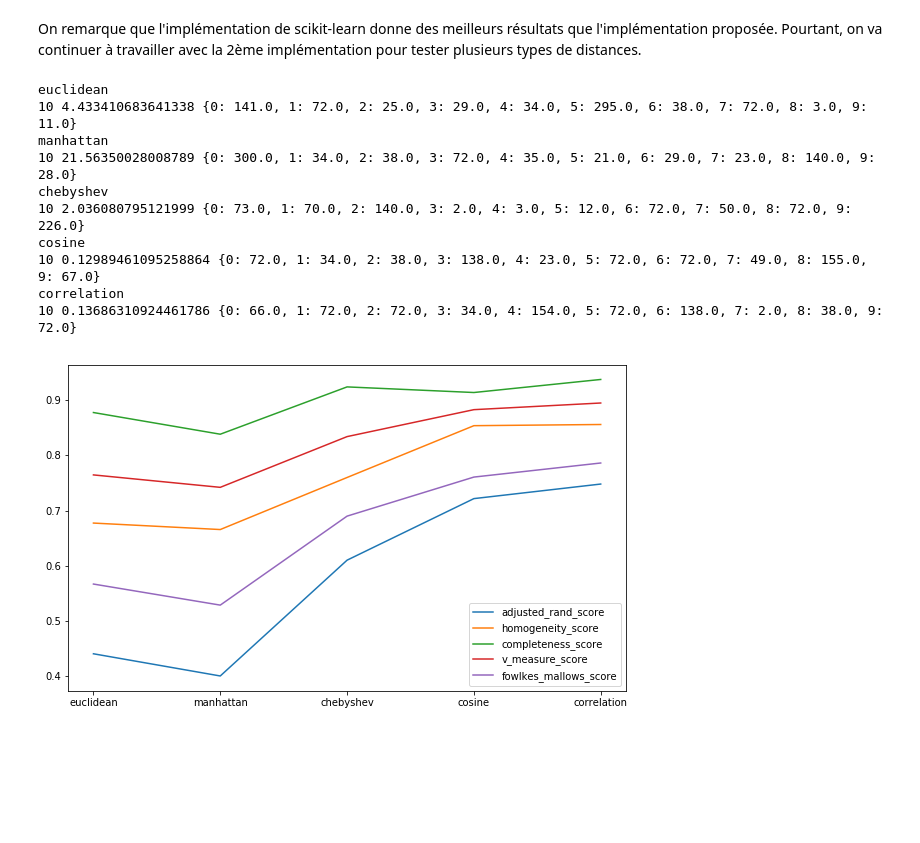
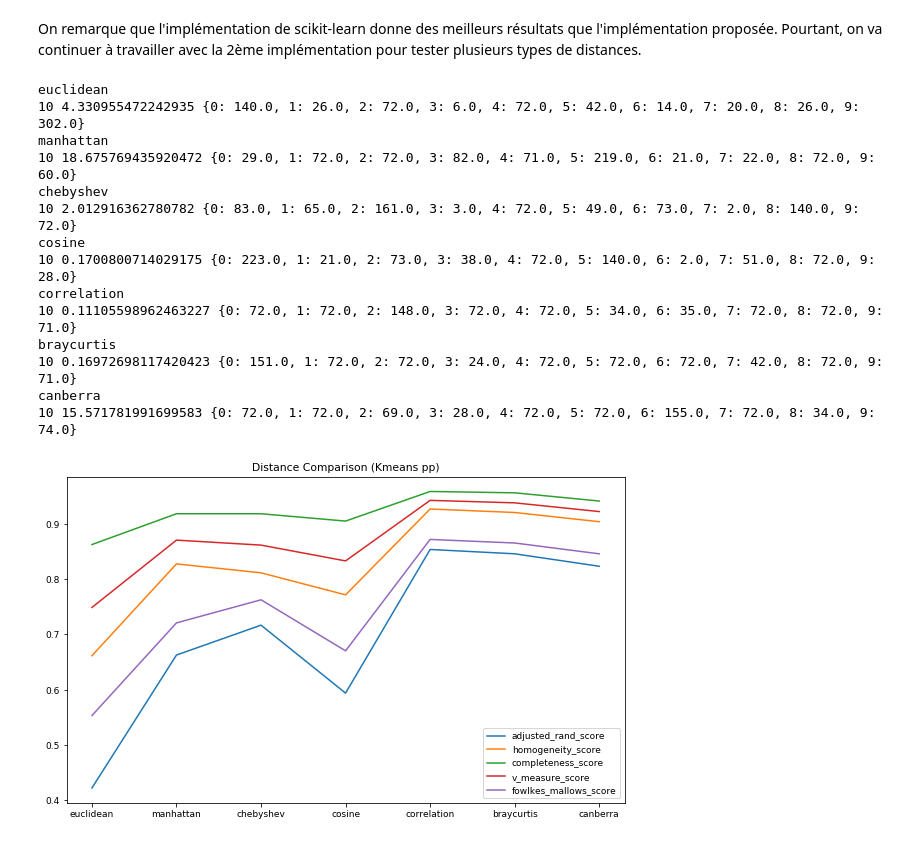
Before and after one commit to FirasAzzouz/Projet-S8, a Jupyter notebook: Clustering_et_résultats_2.ipynb, the cells around one changed output. Drawn from its saved outputs; the diff is of its cells as text; code cells hidden in the pictures; blank space fills up the shorter version.

```diff
--- a/Clustering_et_résultats_2.ipynb
+++ b/Clustering_et_résultats_2.ipynb
@@ -130,11 +134,7 @@ On remarque qu'en combinant tous les descripteurs, on arrive bien séparer les i
 # %% [markdown]
 On va utiliser d'autres défintions de distance. Comme l'outil sklearn n'offre pas la possibilité de modifier la distance, on va se servir d'une autre implémentation du kmeans qui permet de le faire manuellement. D'abord, on teste cette implémentation avec le même type de distance (euclidienne).
 # %%
-import numpy as np
-import matplotlib.pyplot as plt
-from sklearn import metrics
-from KMeansClustering import kmeans_pp
-from sklearn.manifold import TSNE
+from KMeans_Clustering import kmeans_pp
 
 X=np.load("feature_matrix_1.npy")
 classes_true=X[:,-1]
@@ -143,7 +143,7 @@ X=X[:,:-1]
 # ********************Clustering************************
 # Distance choice: euclidean, ...
 n_clusters_=10 # number of objects
-classes=kmeans_pp(X_norm,n_clusters_,"euclidean")
+classes=kmeans_pp(X,n_clusters_,"euclidean")
 
 print("**************Clustering_results*********************")
 print("Number of clusters= "+str(max(classes)+1))
@@ -157,6 +157,6 @@ print('fowlkes_mallows_score=%0.2f' % metrics.fowlkes_mallows_score(classes_true
 X_embedded = TSNE(n_components=2).fit_transform(X)
 plt.figure(figsize=(10,6))
 plt.scatter(X_embedded[:,0],X_embedded[:,1],c=classes,s=5)
-plt.title("Visualization of the clusters")
+plt.title("Visualization of the clusters (Kmeans pp)")
 plt.show()
 # %% [output]
@@ -172,50 +172,52 @@ fowlkes_mallows_score=0.57
 # %% [markdown]
 On remarque que l'implémentation de scikit-learn donne des meilleurs résultats que l'implémentation proposée. Pourtant, on va continuer à travailler avec la 2ème implémentation pour tester plusieurs types de distances.
 # %%
-import numpy as np
-import matplotlib.pyplot as plt
-from sklearn import metrics
-from KMeansClustering import kmeans_pp
+from KMeans_Clustering import kmeans_pp
 
 X=np.load("feature_matrix_1.npy")
 classes_true=X[:,-1]
 X=X[:,:-1]
 # ********************Clustering************************
 n_clusters_=10 # number of objects
-distance=["euclidean","manhattan","chebyshev","cosine","correlation"]
+distance=["euclidean","manhattan","chebyshev","cosine","correlation","braycurtis","canberra"]
 adjusted_rand_score=[]
 homogeneity_score=[]
 completeness_score=[]
 v_measure_score=[]
 fowlkes_mallows_score=[]
 
 for dist_type in distance:
     print(dist_type)
-    classes=kmeans_pp(X_norm, n_clusters_, dist_type)
+    classes=kmeans_pp(X, n_clusters_, dist_type)
     adjusted_rand_score.append(metrics.adjusted_rand_score(classes_true,classes))
     homogeneity_score.append(metrics.homogeneity_score(classes_true,classes))
     completeness_score.append(metrics.completeness_score(classes_true,classes))
     v_measure_score.append(metrics.v_measure_score(classes_true,classes))
     fowlkes_mallows_score.append(metrics.fowlkes_mallows_score(classes_true,classes))
 
 # ************Distance_comparison_kmeans******************
 plt.figure(figsize=(10,6))
 plt.plot(distance, adjusted_rand_score,label="adjusted_rand_score")
 plt.plot(distance, homogeneity_score, label="homogeneity_score")
 plt.plot(distance, completeness_score, label="completeness_score")
 plt.plot(distance, v_measure_score, label="v_measure_score")
 plt.plot(distance, fowlkes_mallows_score, label="fowlkes_mallows_score")
+plt.title("Distance Comparison (Kmeans pp)")
 plt.legend()
 plt.show()
 # %% [output]
 euclidean
-10 4.433410683641338 {0: 141.0, 1: 72.0, 2: 25.0, 3: 29.0, 4: 34.0, 5: 295.0, 6: 38.0, 7: 72.0, 8: 3.0, 9: 11.0}
+10 4.330955472242935 {0: 140.0, 1: 26.0, 2: 72.0, 3: 6.0, 4: 72.0, 5: 42.0, 6: 14.0, 7: 20.0, 8: 26.0, 9: 302.0}
 manhattan
-10 21.56350028008789 {0: 300.0, 1: 34.0, 2: 38.0, 3: 72.0, 4: 35.0, 5: 21.0, 6: 29.0, 7: 23.0, 8: 140.0, 9: 28.0}
+10 18.675769435920472 {0: 29.0, 1: 72.0, 2: 72.0, 3: 82.0, 4: 71.0, 5: 219.0, 6: 21.0, 7: 22.0, 8: 72.0, 9: 60.0}
 chebyshev
-10 2.036080795121999 {0: 73.0, 1: 70.0, 2: 140.0, 3: 2.0, 4: 3.0, 5: 12.0, 6: 72.0, 7: 50.0, 8: 72.0, 9: 226.0}
+10 2.012916362780782 {0: 83.0, 1: 65.0, 2: 161.0, 3: 3.0, 4: 72.0, 5: 49.0, 6: 73.0, 7: 2.0, 8: 140.0, 9: 72.0}
 cosine
-10 0.12989461095258864 {0: 72.0, 1: 34.0, 2: 38.0, 3: 138.0, 4: 23.0, 5: 72.0, 6: 72.0, 7: 49.0, 8: 155.0, 9: 67.0}
+10 0.1700800714029175 {0: 223.0, 1: 21.0, 2: 73.0, 3: 38.0, 4: 72.0, 5: 140.0, 6: 2.0, 7: 51.0, 8: 72.0, 9: 28.0}
 correlation
-10 0.13686310924461786 {0: 66.0, 1: 72.0, 2: 72.0, 3: 34.0, 4: 154.0, 5: 72.0, 6: 138.0, 7: 2.0, 8: 38.0, 9: 72.0}
+10 0.11105598962463227 {0: 72.0, 1: 72.0, 2: 148.0, 3: 72.0, 4: 72.0, 5: 34.0, 6: 35.0, 7: 72.0, 8: 72.0, 9: 71.0}
+braycurtis
+10 0.16972698117420423 {0: 151.0, 1: 72.0, 2: 72.0, 3: 24.0, 4: 72.0, 5: 72.0, 6: 72.0, 7: 42.0, 8: 72.0, 9: 71.0}
+canberra
+10 15.571781991699583 {0: 72.0, 1: 72.0, 2: 69.0, 3: 28.0, 4: 72.0, 5: 72.0, 6: 155.0, 7: 72.0, 8: 34.0, 9: 74.0}
-[figure, old version]
+[figure, new version]
```
Also changed, not shown: parts of 19 cells of this notebook, 4 other files.
